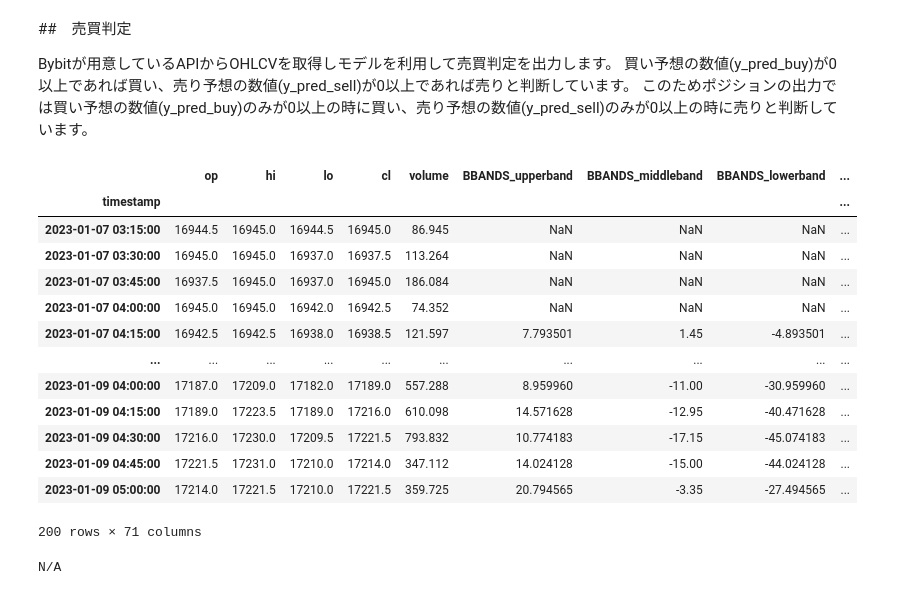
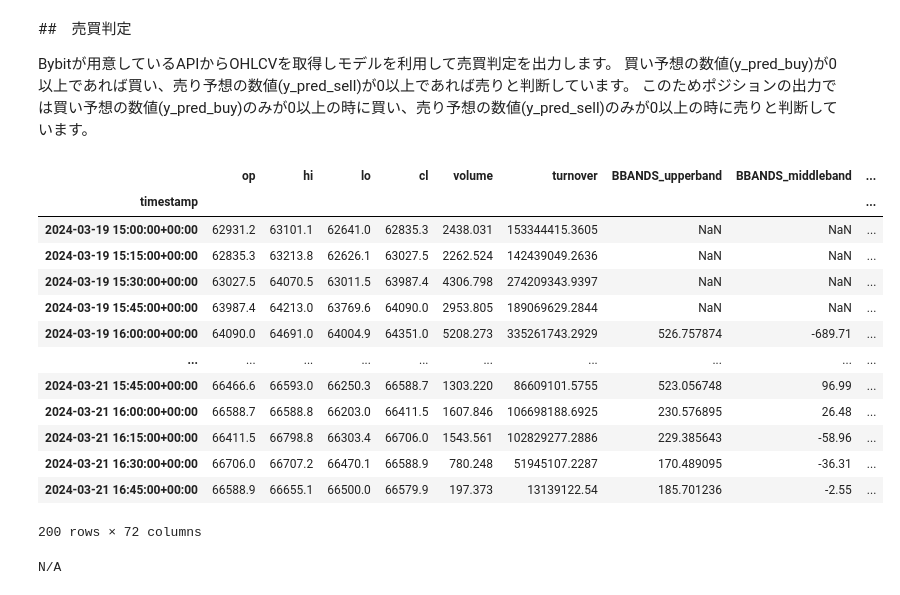
Before and after one commit to fuji-pon/mlbot_tutorial, a Jupyter notebook: work/tutorial-bybit.ipynb, the cells around one changed output. Cells and saved outputs as stored; diff of their text form; code cells hidden in the pictures.

```diff
--- a/work/tutorial-bybit.ipynb
+++ b/work/tutorial-bybit.ipynb
@@ -26,20 +25,3 @@ from sklearn.linear_model import RidgeCV
 from sklearn.model_selection import cross_val_score, KFold, TimeSeriesSplit
 # %% [markdown]
 ## データを用意
-# %%
-import datetime
-memory = joblib.Memory('/tmp/bybit_fetcher_cache', verbose=0)
-fetcher = BybitFetcher(ccxt_client=ccxt.bybit())
-
-# BybitのBTCUSDTレバレッジ取引のohlcvを取得
-# 初回ダウンロードは時間がかかる
-df = fetcher.fetch_ohlcv(
-    market='BTCUSDT', # 市場のシンボルを指定
-    interval_sec= 15 * 60, # 足の間隔を秒単位で指定。この場合は15分足
-    start_time = datetime.datetime(2022, 1, 1).timestamp()
-)
-
-df = df[df.index < pd.to_datetime('2023-01-01 00:00:00Z')]
-
-display(df)
-df.to_pickle('df_ohlcv_bybit.pkl')
@@ -577,23 +608,18 @@ Bybitが用意しているAPIからOHLCVを取得しモデルを利用して売
 # %%
 #BybitのOHLCV情報を取得
 def get_bybit_ohlcv(from_time,interval,limit):
-    ohlcv_list = ccxt.bybit().publicLinearGetKline({
-        'symbol': "BTCUSDT",
-        'from': from_time,
+    kline = exchange.publicGetV5MarketKline({
+        'symbol': 'BTCUSDT',
+        'start': from_time,
         'interval': interval,
         'limit': limit
-    })["result"]
-
-    df = pd.DataFrame(ohlcv_list,columns=['open_time', 'open', 'high','low','close','volume'])
-    df.rename(columns={'open_time':'timestamp','open':'op','high':'hi','low':'lo','close':'cl'},inplace=True)
-    df['timestamp'] = pd.to_datetime(df['timestamp'] , unit='s')
-    df.set_index("timestamp",inplace=True)
-    df["op"]=df["op"].astype(float)
-    df["hi"]=df["hi"].astype(float)
-    df["lo"]=df["lo"].astype(float)
-    df["cl"]=df["cl"].astype(float)
-    df["volume"]=df["volume"].astype(float)
-    df.sort_index(inplace=True)
+    })['result']['list']
+    df = pd.DataFrame(kline, columns=['timestamp', 'op', 'hi', 'lo', 'cl', 'volume', 'turnover'])
+    df['timestamp'] = pd.to_datetime(df['timestamp'].astype(int), unit='ms', utc=True)
+    df = df.set_index('timestamp')
+    df = df.sort_values('timestamp', ascending=True)
+    columns_to_convert = ['op', 'hi', 'lo', 'cl', 'volume']
+    df[columns_to_convert] = df[columns_to_convert].astype(float)
     return df
 
 #買いポジションの判定
@@ -613,51 +639,51 @@ def calc_position_sell(x):
         return "none"
 
 #OHLCVの取得
-time_now = datetime.datetime.now()
+time_now = datetime.now()
 interval = 15
-from_time = int((time_now + datetime.timedelta(minutes= -200 * interval)).timestamp())
+from_time = int((time_now + timedelta(minutes= -200 * interval)).timestamp()) * 1000
 limit = 200
 df = get_bybit_ohlcv(from_time,interval,limit)
 
 #特徴量の計算
 df_features = calc_features(df)
 
 #モデルの読み込み
 model_y_buy = joblib.load('./model_y_buy_bybit.xz')
 model_y_sell = joblib.load('./model_y_sell_bybit.xz')
 
 #推論
-df_features["predict_y_buy"] = model_y_buy.predict(df_features[features])
-df_features["predict_y_sell"] = model_y_sell.predict(df_features[features])
+df_features["predict_y_buy"] = model_y_buy.predict(df_features[features].fillna(0))
+df_features["predict_y_sell"] = model_y_sell.predict(df_features[features].fillna(0))
 
 #ポジションの判定
 df_features["position_buy"] = df_features.apply(calc_position_buy,axis=1)
 df_features["position_sell"] = df_features.apply(calc_position_sell,axis=1)
 
 display(df_features)
 
 position_buy = df_features["position_buy"].iloc[-1]
 position_sell = df_features["position_sell"].iloc[-1]
 
 if position_buy == "buy" and position_sell == "none":
     print("Buy Bitcoin")
 elif position_sell == "sell" and position_buy == "none":
     print("Sell Bitcoin")
 else:
     print("N/A")
 # %% [output]
-|  | op | hi | lo | cl | volume | BBANDS_upperband | BBANDS_middleband | BBANDS_lowerband | ... |
+|  | op | hi | lo | cl | volume | turnover | BBANDS_upperband | BBANDS_middleband | ... |
 | timestamp |  |  |  |  |  |  |  |  | ... |
-| 2023-01-07 03:15:00 | 16944.5 | 16945.0 | 16944.5 | 16945.0 | 86.945 | NaN | NaN | NaN | ... |
-| 2023-01-07 03:30:00 | 16945.0 | 16945.0 | 16937.0 | 16937.5 | 113.264 | NaN | NaN | NaN | ... |
-| 2023-01-07 03:45:00 | 16937.5 | 16945.0 | 16937.0 | 16945.0 | 186.084 | NaN | NaN | NaN | ... |
-| 2023-01-07 04:00:00 | 16945.0 | 16945.0 | 16942.0 | 16942.5 | 74.352 | NaN | NaN | NaN | ... |
-| 2023-01-07 04:15:00 | 16942.5 | 16942.5 | 16938.0 | 16938.5 | 121.597 | 7.793501 | 1.45 | -4.893501 | ... |
+| 2024-03-19 15:00:00+00:00 | 62931.2 | 63101.1 | 62641.0 | 62835.3 | 2438.031 | 153344415.3605 | NaN | NaN | ... |
+| 2024-03-19 15:15:00+00:00 | 62835.3 | 63213.8 | 62626.1 | 63027.5 | 2262.524 | 142439049.2636 | NaN | NaN | ... |
+| 2024-03-19 15:30:00+00:00 | 63027.5 | 64070.5 | 63011.5 | 63987.4 | 4306.798 | 274209343.9397 | NaN | NaN | ... |
+| 2024-03-19 15:45:00+00:00 | 63987.4 | 64213.0 | 63769.6 | 64090.0 | 2953.805 | 189069629.2844 | NaN | NaN | ... |
+| 2024-03-19 16:00:00+00:00 | 64090.0 | 64691.0 | 64004.9 | 64351.0 | 5208.273 | 335261743.2929 | 526.757874 | -689.71 | ... |
 | ... | ... | ... | ... | ... | ... | ... | ... | ... | ... |
-| 2023-01-09 04:00:00 | 17187.0 | 17209.0 | 17182.0 | 17189.0 | 557.288 | 8.959960 | -11.00 | -30.959960 | ... |
-| 2023-01-09 04:15:00 | 17189.0 | 17223.5 | 17189.0 | 17216.0 | 610.098 | 14.571628 | -12.95 | -40.471628 | ... |
-| 2023-01-09 04:30:00 | 17216.0 | 17230.0 | 17209.5 | 17221.5 | 793.832 | 10.774183 | -17.15 | -45.074183 | ... |
-| 2023-01-09 04:45:00 | 17221.5 | 17231.0 | 17210.0 | 17214.0 | 347.112 | 14.024128 | -15.00 | -44.024128 | ... |
-| 2023-01-09 05:00:00 | 17214.0 | 17221.5 | 17210.0 | 17221.5 | 359.725 | 20.794565 | -3.35 | -27.494565 | ... |
+| 2024-03-21 15:45:00+00:00 | 66466.6 | 66593.0 | 66250.3 | 66588.7 | 1303.220 | 86609101.5755 | 523.056748 | 96.99 | ... |
+| 2024-03-21 16:00:00+00:00 | 66588.7 | 66588.8 | 66203.0 | 66411.5 | 1607.846 | 106698188.6925 | 230.576895 | 26.48 | ... |
+| 2024-03-21 16:15:00+00:00 | 66411.5 | 66798.8 | 66303.4 | 66706.0 | 1543.561 | 102829277.2886 | 229.385643 | -58.96 | ... |
+| 2024-03-21 16:30:00+00:00 | 66706.0 | 66707.2 | 66470.1 | 66588.9 | 780.248 | 51945107.2287 | 170.489095 | -36.31 | ... |
+| 2024-03-21 16:45:00+00:00 | 66588.9 | 66655.1 | 66500.0 | 66579.9 | 197.373 | 13139122.54 | 185.701236 | -2.55 | ... |
-200 rows × 71 columns
+200 rows × 72 columns
 N/A
```
Also changed, not shown: parts of 8 cells of this notebook, 2 other files.
